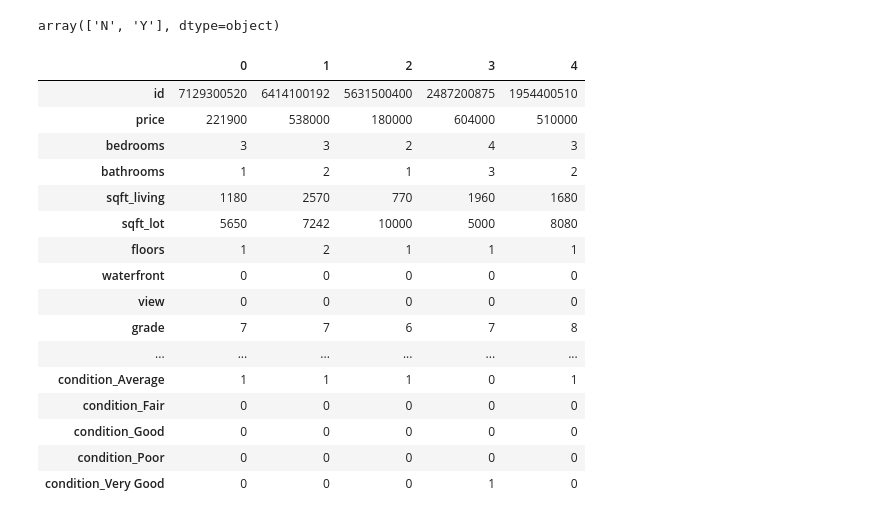
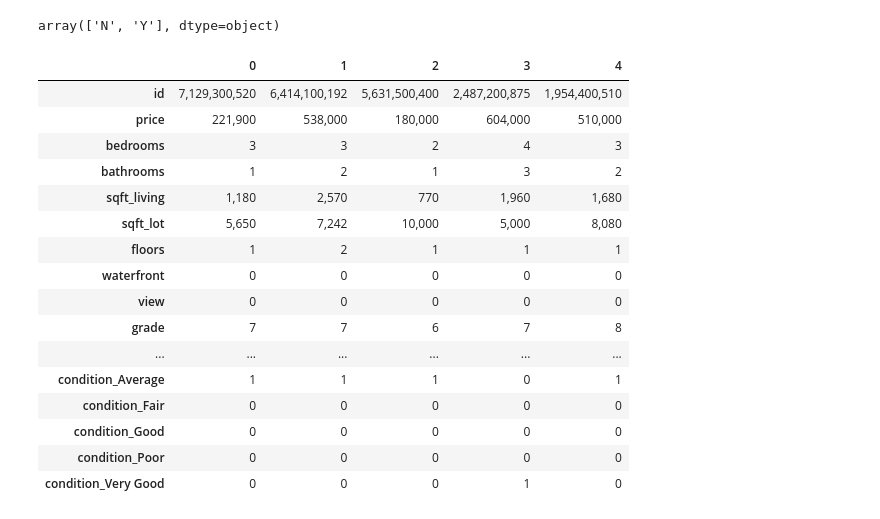
Before and after one commit to EnzoSBDias/House_Pricing_ML, a Jupyter notebook: code/main.ipynb, the cells around one changed output. Saved outputs shown, nothing was run; the diff lists cells and outputs as text; code cells hidden in the pictures.

```diff
--- a/code/main.ipynb
+++ b/code/main.ipynb
@@ -74,15 +75,17 @@ array(['N', 'Y'], dtype=object)
 df["waterfront"] = df["waterfront"].replace(["N", "Y"], [0, 1])
 # %%
 # Verificando o resultado da manipulação de dados feita até o momento
+pd.set_option('display.float_format', '{:,.0f}'.format) # Sem casas decimais e com separador de milhar
+
 df.head().T
 # %% [output]
 |  | 0 | 1 | 2 | 3 | 4 |
-| id | 7129300520 | 6414100192 | 5631500400 | 2487200875 | 1954400510 |
-| price | 221900 | 538000 | 180000 | 604000 | 510000 |
+| id | 7,129,300,520 | 6,414,100,192 | 5,631,500,400 | 2,487,200,875 | 1,954,400,510 |
+| price | 221,900 | 538,000 | 180,000 | 604,000 | 510,000 |
 | bedrooms | 3 | 3 | 2 | 4 | 3 |
 | bathrooms | 1 | 2 | 1 | 3 | 2 |
-| sqft_living | 1180 | 2570 | 770 | 1960 | 1680 |
-| sqft_lot | 5650 | 7242 | 10000 | 5000 | 8080 |
+| sqft_living | 1,180 | 2,570 | 770 | 1,960 | 1,680 |
+| sqft_lot | 5,650 | 7,242 | 10,000 | 5,000 | 8,080 |
 | floors | 1 | 2 | 1 | 1 | 1 |
 | waterfront | 0 | 0 | 0 | 0 | 0 |
 | view | 0 | 0 | 0 | 0 | 0 |
```
Also changed, not shown: parts of 8 cells of this notebook.
